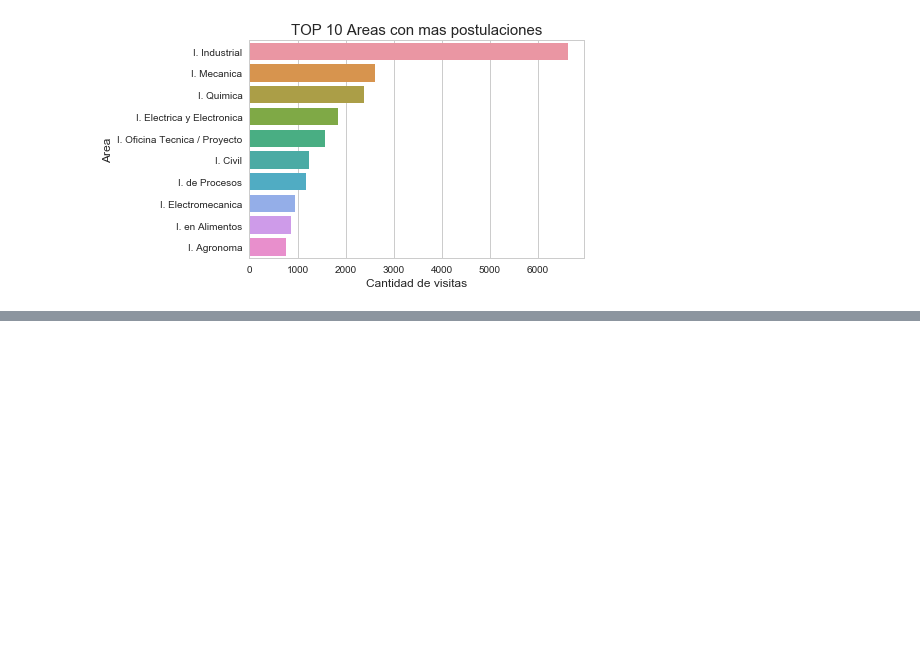
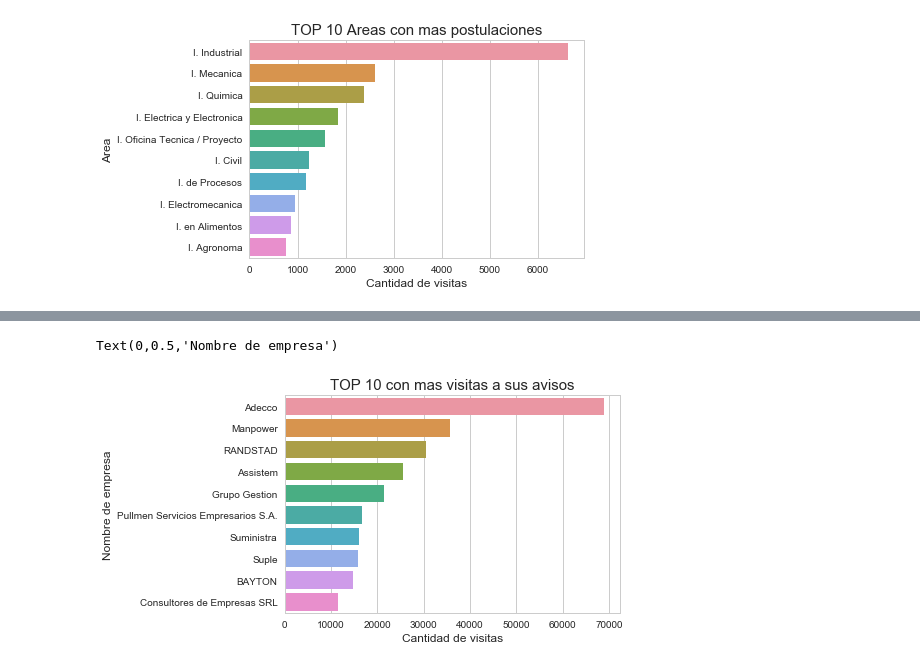
Before and after one commit to shizus/orga_datos_2018_1c, a Jupyter notebook: TrabajoPractico01_Analisis.ipynb, the cells around one changed output, grey strips where cells are left out. Saved outputs shown, nothing was run; the diff lists cells and outputs as text; code cells hidden in the pictures; blank space fills up the shorter version.

```diff
--- a/TrabajoPractico01_Analisis.ipynb
+++ b/TrabajoPractico01_Analisis.ipynb
@@ -881,6 +881,12 @@ vistas_avisos_completas['nombre_area'] = vistas_avisos_completas['nombre_area'].
 vistas_avisos_completas['nombre_area'] = vistas_avisos_completas['nombre_area'].str.replace("í", "i")
 vistas_avisos_completas['nombre_area'] = vistas_avisos_completas['nombre_area'].str.replace("ó", "o")
 vistas_avisos_completas['nombre_area'] = vistas_avisos_completas['nombre_area'].str.replace("ú", "u")
+
+vistas_avisos_completas['denominacion_empresa'] = vistas_avisos_completas['denominacion_empresa'].str.replace("á", "a")
+vistas_avisos_completas['denominacion_empresa'] = vistas_avisos_completas['denominacion_empresa'].str.replace("é", "e")
+vistas_avisos_completas['denominacion_empresa'] = vistas_avisos_completas['denominacion_empresa'].str.replace("í", "i")
+vistas_avisos_completas['denominacion_empresa'] = vistas_avisos_completas['denominacion_empresa'].str.replace("ó", "o")
+vistas_avisos_completas['denominacion_empresa'] = vistas_avisos_completas['denominacion_empresa'].str.replace("ú", "u")
 # %%
 filtrado_ingenieria = vistas_avisos_completas[vistas_avisos_completas['nombre_area'].str.contains("Ingen", na=False)]
 filtrado_ingenieria['nombre_area'] = filtrado_ingenieria['nombre_area'].str.replace("Ingenieria", "I.")
@@ -1068,0 +1108,4 @@ Text(0,0.5,'Area')
+# %%
+## VIENDO LOS DATOS VEMOS QUE ADECCO TIENE MUCHOS DATOS PERO SEPARADOS SEGÚN ZONAS, LOS UNIFICAMOS PARA MAYOR CLARIDAD.
+vistas_avisos_completas.loc[vistas_avisos_completas.denominacion_empresa.str.contains("Adecco")==True, 'denominacion_empresa'] = 'Adecco'
+vistas_avisos_completas['denominacion_empresa'].value_counts()
@@ -1068,0 +1143,3 @@ Text(0,0.5,'Area')
+# %%
+diez_vistas_empresas = vistas_avisos_completas['denominacion_empresa'].value_counts()[:10]
+diez_vistas_empresas
@@ -1068,0 +1158,8 @@ Text(0,0.5,'Area')
+# %%
+g = sns.barplot(x=diez_vistas_empresas.values, y=diez_vistas_empresas.index)
+g.set_title("TOP 10 con mas visitas a sus avisos", fontsize=15)
+g.set_xlabel("Cantidad de visitas", fontsize=12)
+g.set_ylabel("Nombre de empresa", fontsize=12)
+# %% [output]
+Text(0,0.5,'Nombre de empresa')
+[figure, added]
```
Also changed, not shown: parts of 7 cells of this notebook.
